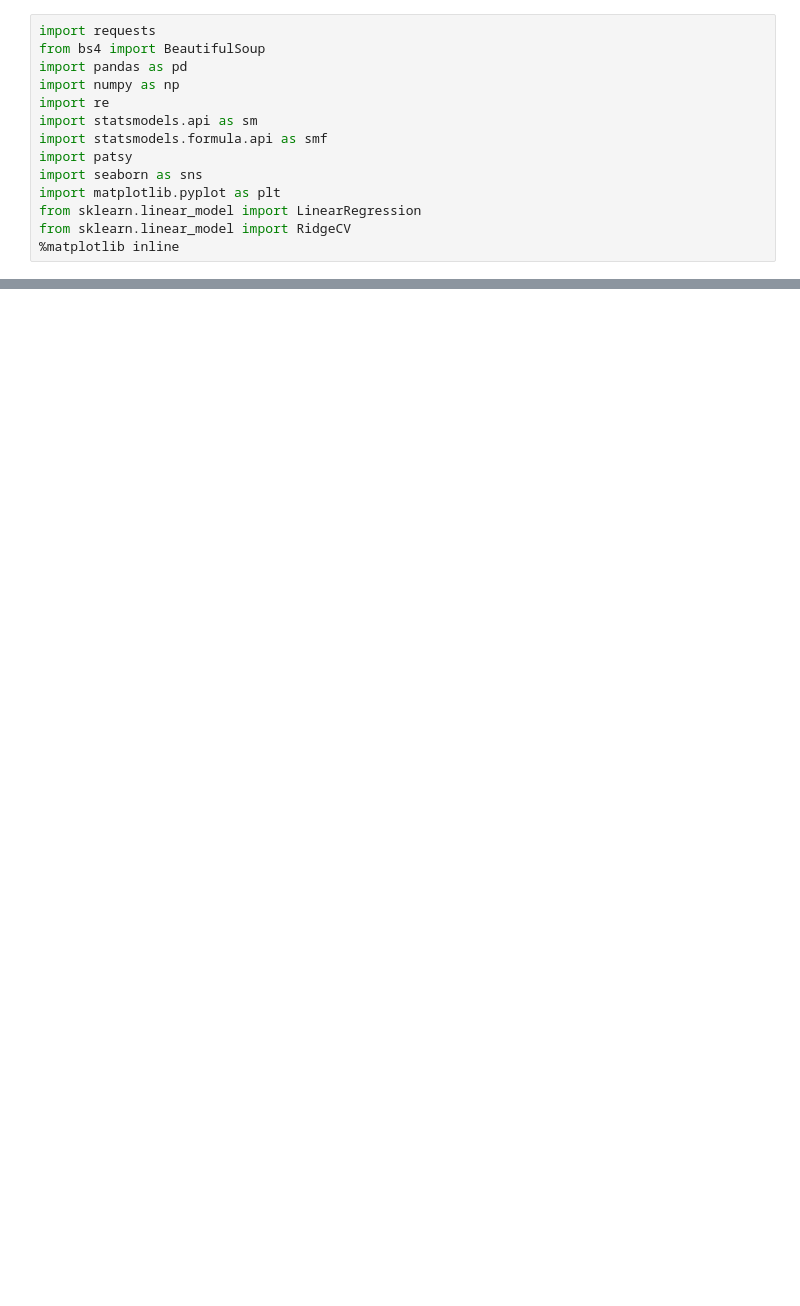
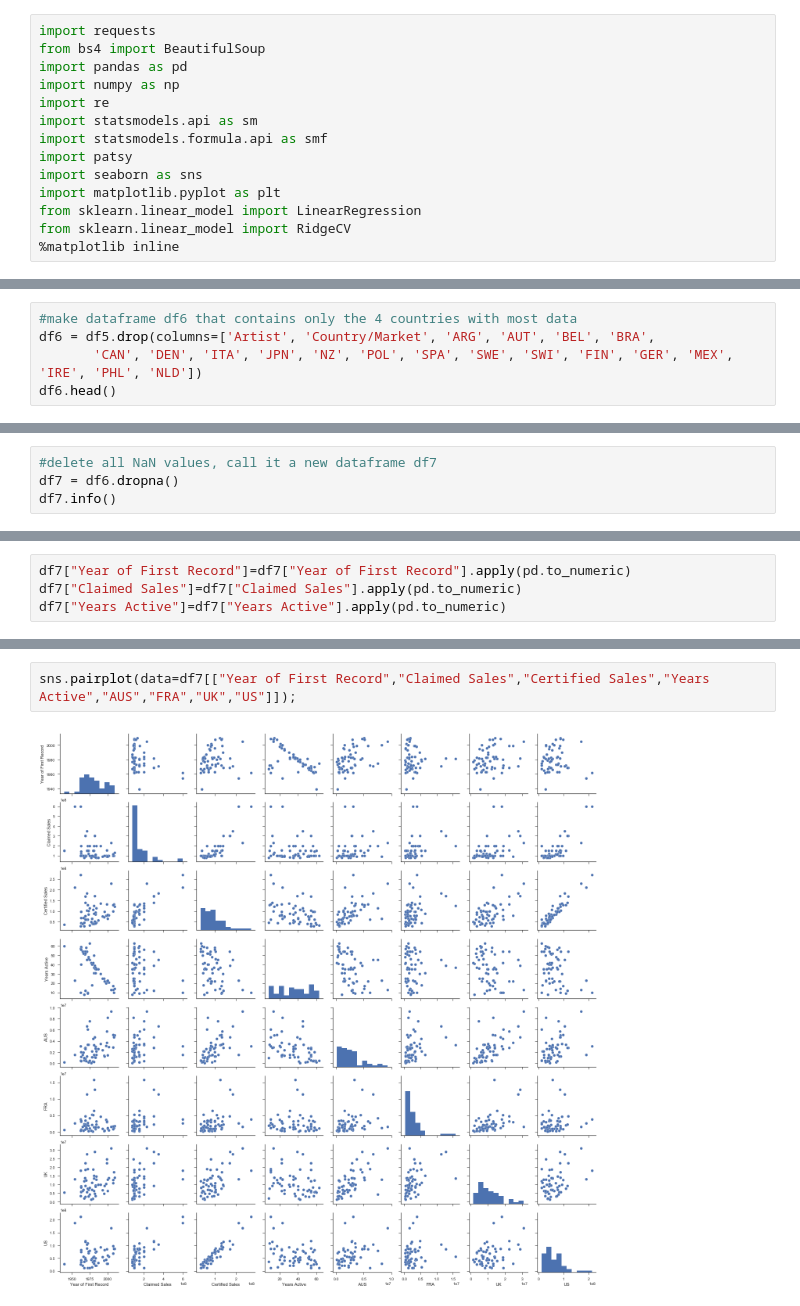
Before and after one commit to kpuryear/Puryear_Metis, a Jupyter notebook: Project2/Regression testing.ipynb, the cells around one changed output, grey strips where cells are left out. Saved outputs shown, nothing was run; the diff lists cells and outputs as text; blank space fills up the shorter version.

Commit message:
pairplots and sales graphs

```diff
--- a/Project2/Regression testing.ipynb
+++ b/Project2/Regression testing.ipynb
@@ -57,0 +27,5 @@ ValueError: color kwarg must have one color per dataset
+# %%
+#make dataframe df6 that contains only the 4 countries with most data
+df6 = df5.drop(columns=['Artist', 'Country/Market', 'ARG', 'AUT', 'BEL', 'BRA',
+       'CAN', 'DEN', 'ITA', 'JPN', 'NZ', 'POL', 'SPA', 'SWE', 'SWI', 'FIN', 'GER', 'MEX', 'IRE', 'PHL', 'NLD'])
+df6.head()
@@ -57,0 +39,4 @@ ValueError: color kwarg must have one color per dataset
+# %%
+#delete all NaN values, call it a new dataframe df7
+df7 = df6.dropna()
+df7.info()
@@ -57,0 +57,4 @@ ValueError: color kwarg must have one color per dataset
+# %%
+df7["Year of First Record"]=df7["Year of First Record"].apply(pd.to_numeric)
+df7["Claimed Sales"]=df7["Claimed Sales"].apply(pd.to_numeric)
+df7["Years Active"]=df7["Years Active"].apply(pd.to_numeric)
@@ -57,0 +77,4 @@ ValueError: color kwarg must have one color per dataset
+# %%
+sns.pairplot(data=df7[["Year of First Record","Claimed Sales","Certified Sales","Years Active","AUS","FRA","UK","US"]]);
+# %% [output]
+[figure, added]
```
Also changed, not shown: parts of 14 cells of this notebook.
